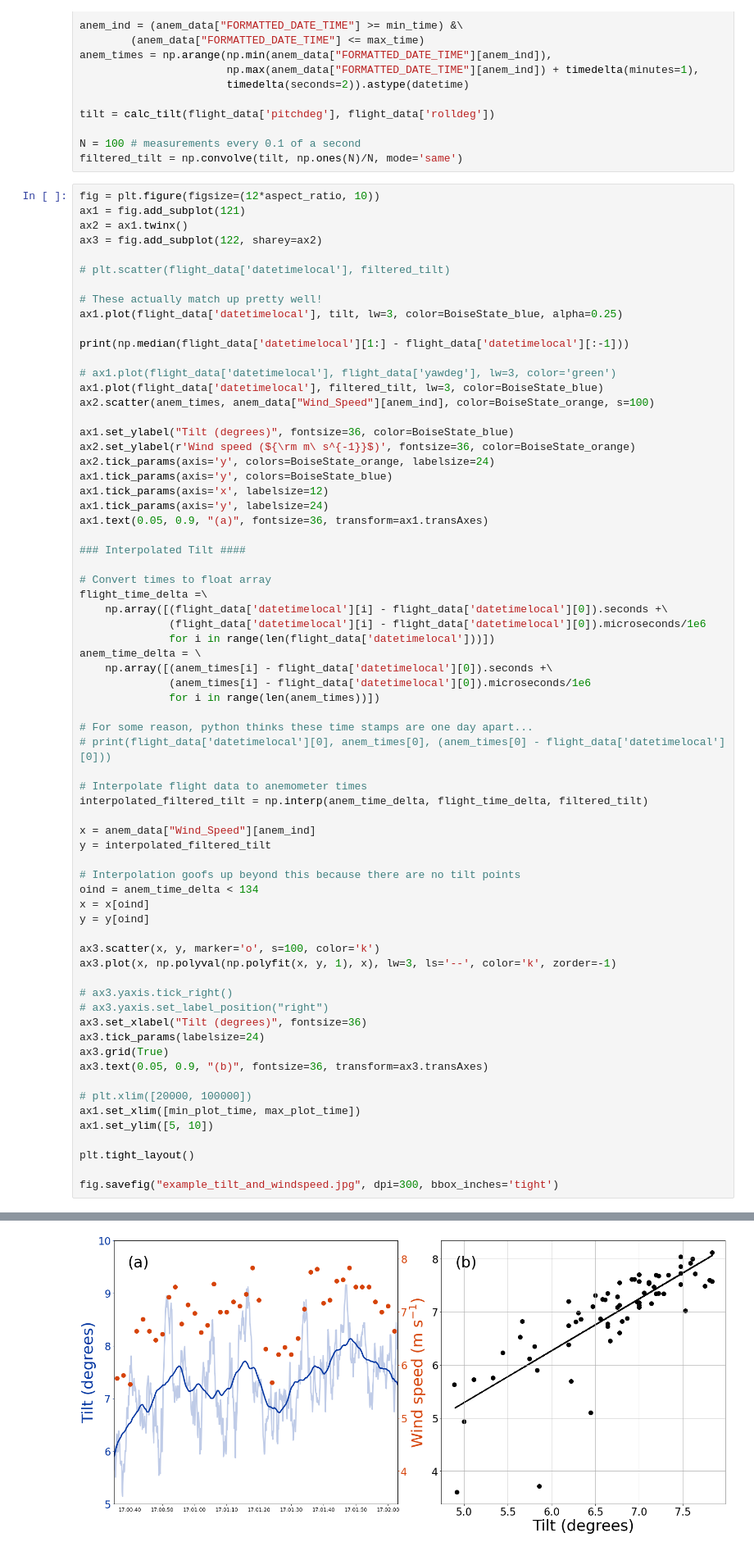
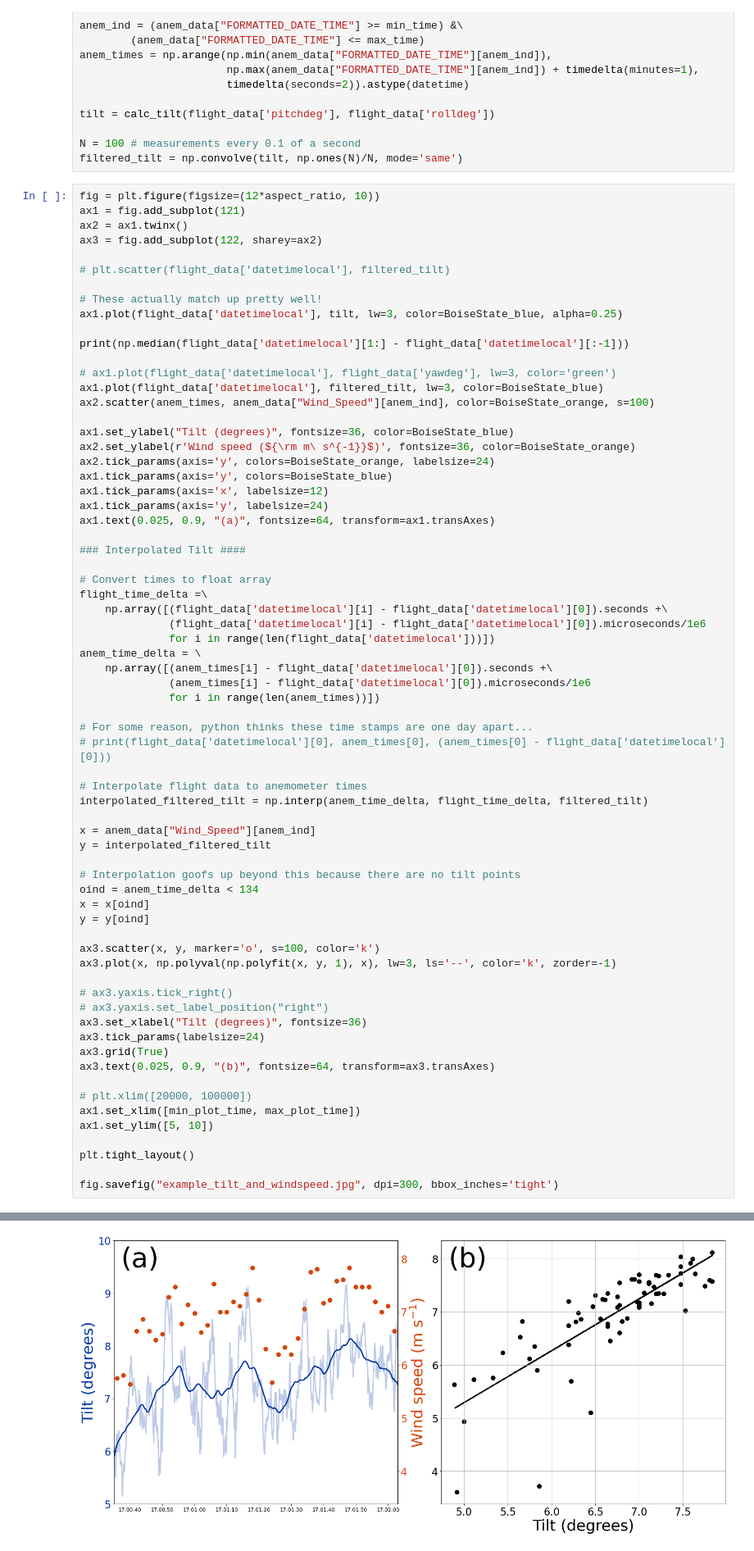
Before and after one commit to BoiseStatePlanetary/Optimizing-Number-and-Placement-of-Anemometers, a Jupyter notebook: figures and data/Comparing aircraft tilt to wind speeds.ipynb, the cells around one changed output, grey strips where cells are left out. Shown at 82% size. Drawn from its saved outputs; the diff is of its cells as text.

```diff
--- a/figures and data/Comparing aircraft tilt to wind speeds.ipynb
+++ b/figures and data/Comparing aircraft tilt to wind speeds.ipynb
@@ -77,7 +77,7 @@ ax2.tick_params(axis='y', colors=BoiseState_orange, labelsize=24)
 ax1.tick_params(axis='y', colors=BoiseState_blue)
 ax1.tick_params(axis='x', labelsize=12)
 ax1.tick_params(axis='y', labelsize=24)
-ax1.text(0.05, 0.9, "(a)", fontsize=36, transform=ax1.transAxes)
+ax1.text(0.025, 0.9, "(a)", fontsize=64, transform=ax1.transAxes)
 
 ### Interpolated Tilt ####
 
@@ -96,35 +96,35 @@ anem_time_delta = \
 
 # Interpolate flight data to anemometer times
 interpolated_filtered_tilt = np.interp(anem_time_delta, flight_time_delta, filtered_tilt)
 
 x = anem_data["Wind_Speed"][anem_ind]
 y = interpolated_filtered_tilt
 
 # Interpolation goofs up beyond this because there are no tilt points
 oind = anem_time_delta < 134
 x = x[oind]
 y = y[oind]
 
 ax3.scatter(x, y, marker='o', s=100, color='k')
 ax3.plot(x, np.polyval(np.polyfit(x, y, 1), x), lw=3, ls='--', color='k', zorder=-1)
 
 # ax3.yaxis.tick_right()
 # ax3.yaxis.set_label_position("right")
 ax3.set_xlabel("Tilt (degrees)", fontsize=36)
 ax3.tick_params(labelsize=24)
 ax3.grid(True)
-ax3.text(0.05, 0.9, "(b)", fontsize=36, transform=ax3.transAxes)
+ax3.text(0.025, 0.9, "(b)", fontsize=64, transform=ax3.transAxes)
 
 # plt.xlim([20000, 100000])
 ax1.set_xlim([min_plot_time, max_plot_time])
 ax1.set_ylim([5, 10])
 
 plt.tight_layout()
 
 fig.savefig("example_tilt_and_windspeed.jpg", dpi=300, bbox_inches='tight')
 # %% [output]
 0:00:00.100000
-[figure, old version]
+[figure, new version]
 # %%
 # Convert times to float array
 flight_time_delta =\
```
Also changed, not shown: 1 other file.
